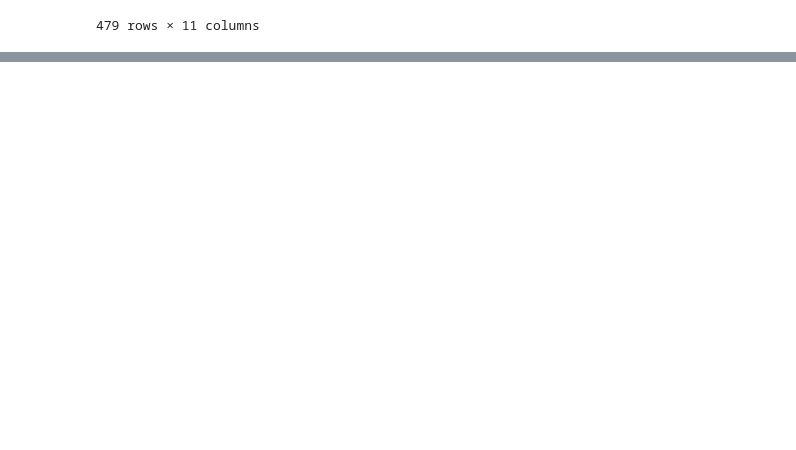
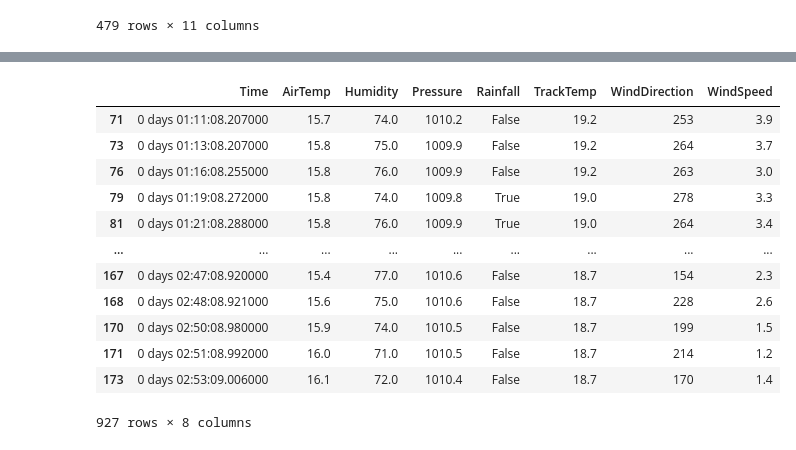
Before and after one commit to jifor/F1-Prediction-Project, a Jupyter notebook: data_testing.ipynb, the cells around one changed output, grey strips where cells are left out. Drawn from its saved outputs; the diff is of its cells as text; code cells hidden in the pictures; blank space fills up the shorter version.

```diff
--- a/data_testing.ipynb
+++ b/data_testing.ipynb
@@ -1000,0 +1047,17 @@ data.to_csv('data/F1_model_data.csv')
+# %%
+lapsweather = session.laps.get_weather_data()
+lapsweather
+# %% [output]
+|  | Time | AirTemp | Humidity | Pressure | Rainfall | TrackTemp | WindDirection | WindSpeed |
+| 71 | 0 days 01:11:08.207000 | 15.7 | 74.0 | 1010.2 | False | 19.2 | 253 | 3.9 |
+| 73 | 0 days 01:13:08.207000 | 15.8 | 75.0 | 1009.9 | False | 19.2 | 264 | 3.7 |
+| 76 | 0 days 01:16:08.255000 | 15.8 | 76.0 | 1009.9 | False | 19.2 | 263 | 3.0 |
+| 79 | 0 days 01:19:08.272000 | 15.8 | 74.0 | 1009.8 | True | 19.0 | 278 | 3.3 |
+| 81 | 0 days 01:21:08.288000 | 15.8 | 76.0 | 1009.9 | True | 19.0 | 264 | 3.4 |
+| ... | ... | ... | ... | ... | ... | ... | ... | ... |
+| 167 | 0 days 02:47:08.920000 | 15.4 | 77.0 | 1010.6 | False | 18.7 | 154 | 2.3 |
+| 168 | 0 days 02:48:08.921000 | 15.6 | 75.0 | 1010.6 | False | 18.7 | 228 | 2.6 |
+| 170 | 0 days 02:50:08.980000 | 15.9 | 74.0 | 1010.5 | False | 18.7 | 199 | 1.5 |
+| 171 | 0 days 02:51:08.992000 | 16.0 | 71.0 | 1010.5 | False | 18.7 | 214 | 1.2 |
+| 173 | 0 days 02:53:09.006000 | 16.1 | 72.0 | 1010.4 | False | 18.7 | 170 | 1.4 |
+927 rows × 8 columns
```
Also changed, not shown: parts of 6 cells of this notebook.
